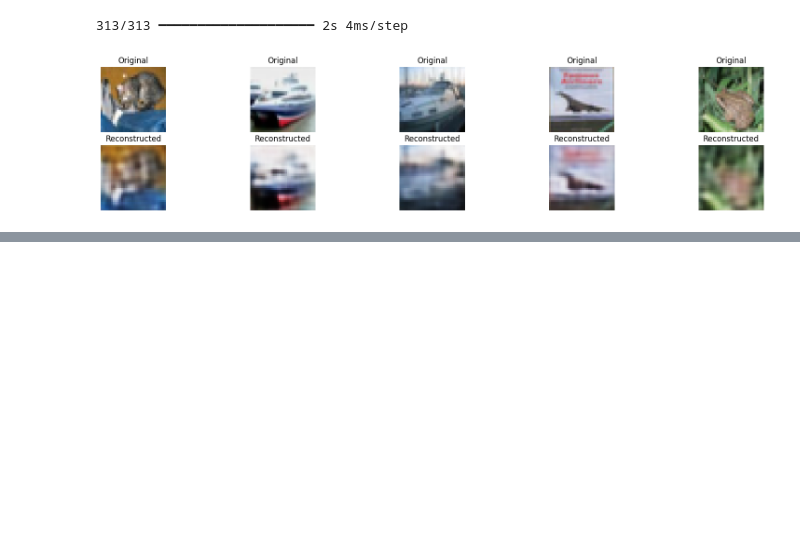
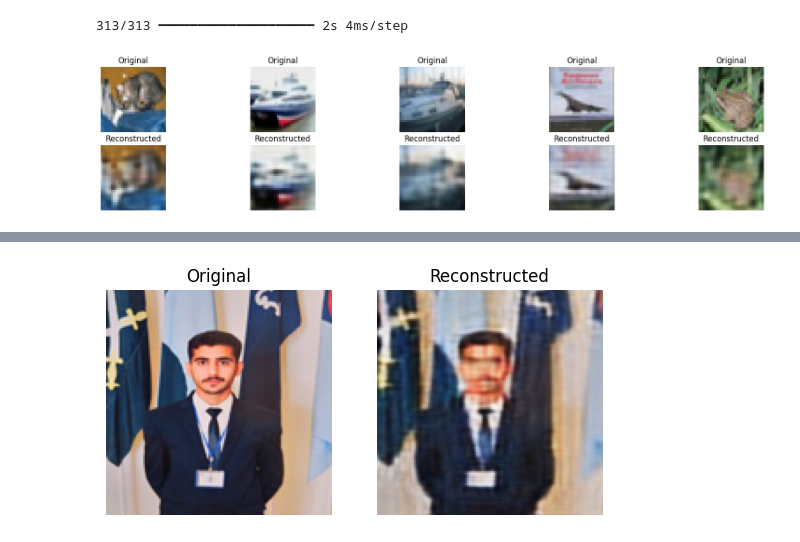
Before and after one commit to muhammadnouman911/Autoencoder, a Jupyter notebook: CIFAR_10_Autoencoder.ipynb, the cells around one changed output, grey strips where cells are left out. Saved outputs shown, nothing was run; the diff lists cells and outputs as text; code cells hidden in the pictures; blank space fills up the shorter version.

```diff
--- a/CIFAR_10_Autoencoder.ipynb
+++ b/CIFAR_10_Autoencoder.ipynb
@@ -118,3 +118,30 @@ plt.show()
 # %% [output]
 313/313 ━━━━━━━━━━━━━━━━━━━━ 2s 4ms/step
 [figure]
+# %%
+from PIL import Image
+import numpy as np
+import matplotlib.pyplot as plt
+
+# Load and preprocess the uploaded image (e.g., "my_image.png")
+img = Image.open("/content/drive/MyDrive/Encoder And Decoder on MNIST/picture.jpg").resize((128, 128))  # Resize to match input shape
+img_array = np.array(img) / 255.0                  # Normalize
+if img_array.ndim == 2:                            # Grayscale handling
+    img_array = np.expand_dims(img_array, axis=-1)
+img_array = np.expand_dims(img_array, axis=0)      # Add batch dimension
+
+# Reconstruct using trained autoencoder
+reconstructed = autoencoder.predict(img_array)
+
+# Show original vs reconstructed
+plt.subplot(1, 2, 1)
+plt.title("Original")
+plt.imshow(img_array[0])
+plt.axis('off')
+
+plt.subplot(1, 2, 2)
+plt.title("Reconstructed")
+plt.imshow(reconstructed[0])
+plt.axis('off')
+plt.show()
+# %% [output]
@@ -120,0 +149 @@ plt.show()
+[figure, added]
```
Also changed, not shown: parts of 3 cells of this notebook.
